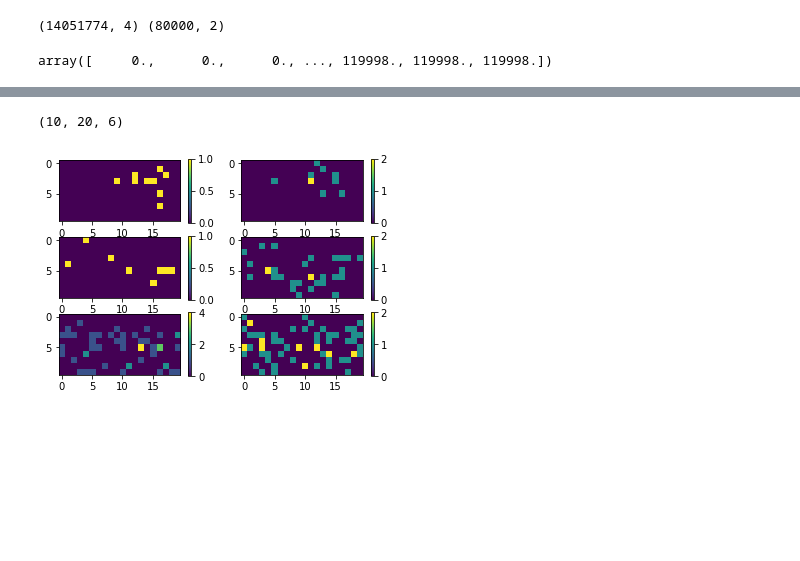
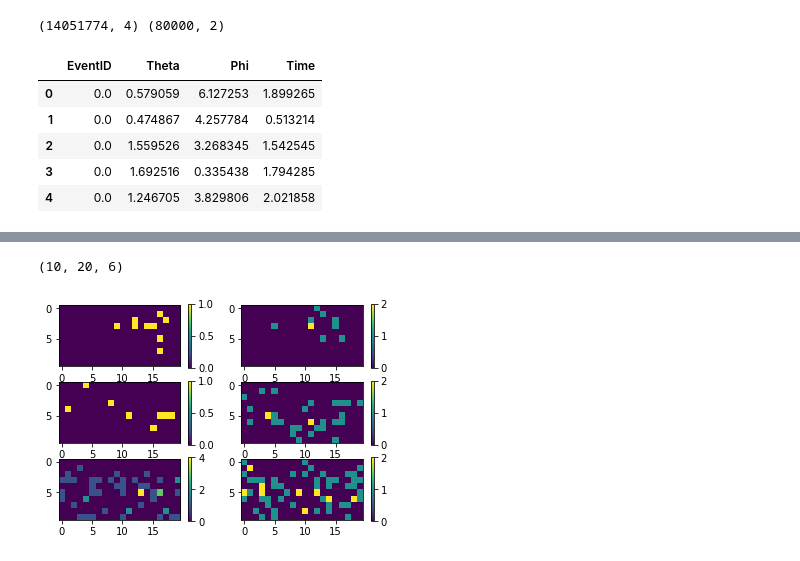
Before and after one commit to CarloGiorgio/carlogiorgio, a Jupyter notebook: Progetto/Progetto.ipynb, the cells around one changed output, grey strips where cells are left out. Drawn from its saved outputs; the diff is of its cells as text; code cells hidden in the pictures; blank space fills up the shorter version.

```diff
--- a/Progetto/Progetto.ipynb
+++ b/Progetto/Progetto.ipynb
@@ -44,7 +44,12 @@ label=pd.read_csv('labels_train.csv')
 print(data.shape,label.shape)
 # %% [output]
 (14051774, 4) (80000, 2)
-# %%
-data['EventID'].values
-# %% [output]
-array([     0.,      0.,      0., ..., 119998., 119998., 119998.])
+# %%
+data.head()
+# %% [output]
+|  | EventID | Theta | Phi | Time |
+| 0 | 0.0 | 0.579059 | 6.127253 | 1.899265 |
+| 1 | 0.0 | 0.474867 | 4.257784 | 0.513214 |
+| 2 | 0.0 | 1.559526 | 3.268345 | 1.542545 |
+| 3 | 0.0 | 1.692516 | 0.335438 | 1.794285 |
+| 4 | 0.0 | 1.246705 | 3.829806 | 2.021858 |
```
Also changed, not shown: parts of 9 cells of this notebook.
